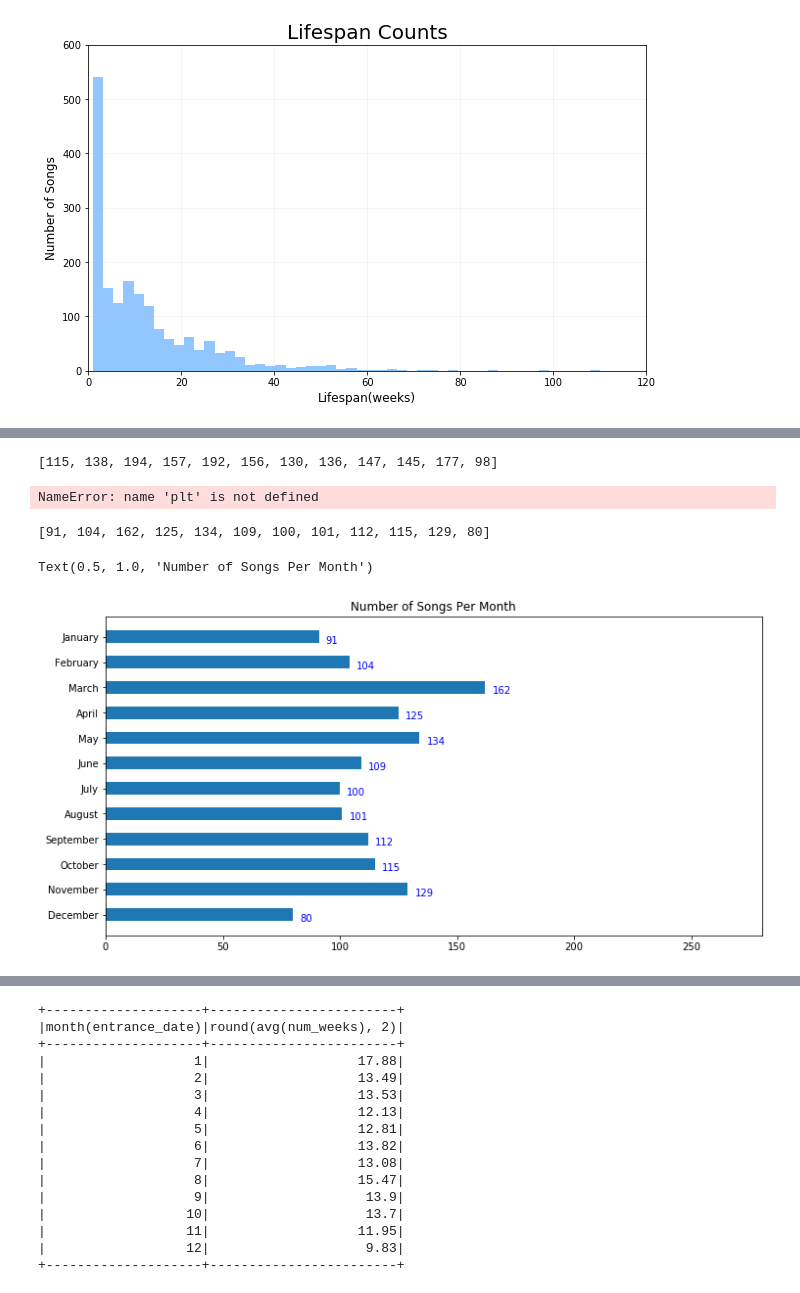
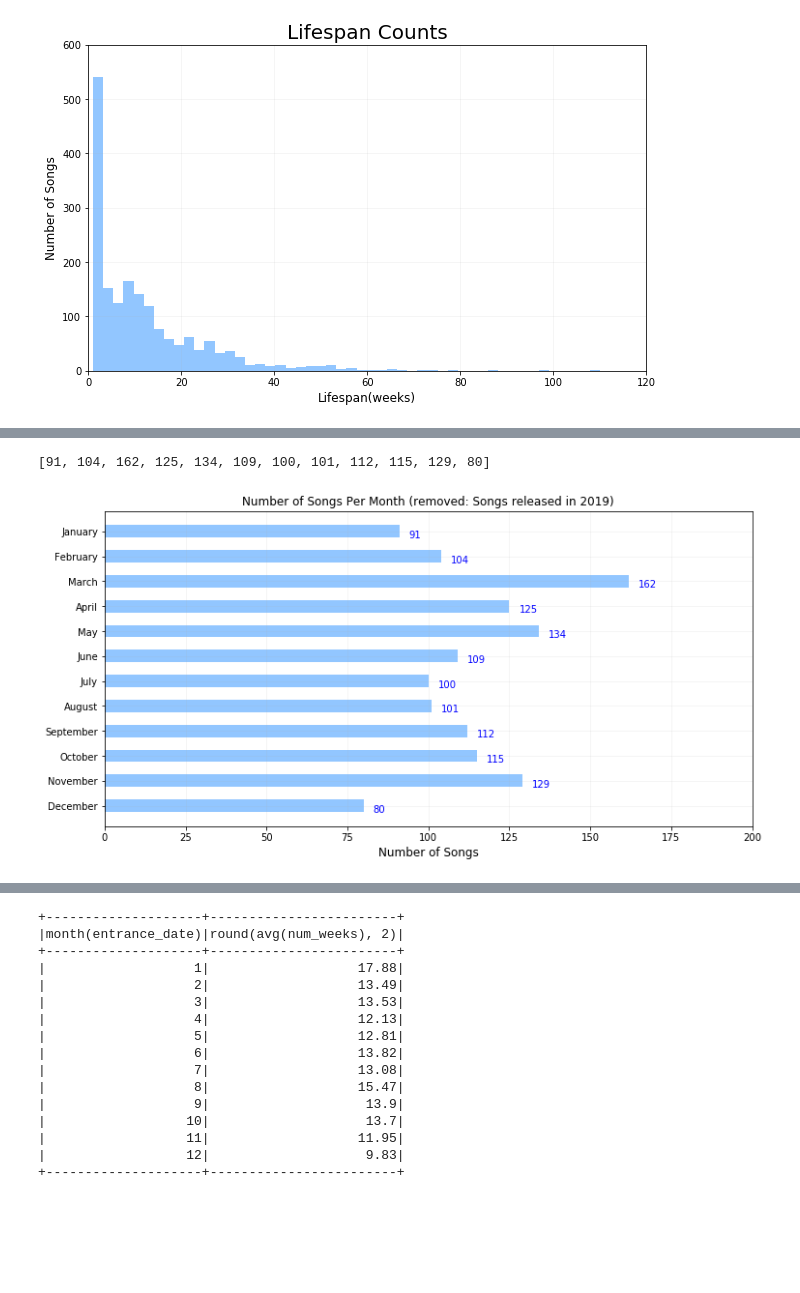
Before and after one commit to virsagothethird/UK-Top-100-Songs, a Jupyter notebook: uk100-Copy2.ipynb, the cells around one changed output, grey strips where cells are left out. Drawn from its saved outputs; the diff is of its cells as text; code cells hidden in the pictures; blank space fills up the shorter version.

```diff
--- a/uk100-Copy2.ipynb
+++ b/uk100-Copy2.ipynb
@@ -851,10 +820,2 @@ num_per_month_test
-# %%
-num_songs_per_month = []
-for idx, v in enumerate(num_per_month_test):
-    num_songs_per_month.append(v[1])
-# %%
-num_songs_per_month
-# %% [output]
-[115, 138, 194, 157, 192, 156, 130, 136, 147, 145, 177, 98]
 # %%
 months = ['January', 'February', 'March', 'April', 'May', 'June', 'July', 'August', 'September', 'October', 'November', 'December']
@@ -861,11 +832,18 @@ months = ['January', 'February', 'March', 'April', 'May', 'June', 'July', 'Augus
+# %%
+num_per_month
+# %% [output]
+[91, 104, 162, 125, 134, 109, 100, 101, 112, 115, 129, 80]
 # %%
 fig, ax = plt.subplots(figsize=(12,6))
 
-ax.barh(months, num_songs_per_month, height=0.5)
+ax.barh(months, num_per_month, height=0.5)
 ax.invert_yaxis()
-for i, v in enumerate(num_songs_per_month):
+for i, v in enumerate(num_per_month):
     ax.text(v + 3, i + .25, str(v), color='blue')
-ax.set_xlim(0,220)
-ax.set_title('Number of Songs Per Month')
+ax.set_xlim(0,200)
+ax.set_title('Number of Songs Per Month (removed: Songs released in 2019)')
+ax.set_xlabel("Number of Songs", fontsize=12)
+ax.grid(alpha=0.15)
+plt.savefig("img/num_songs_month.png")
 # %% [output]
-NameError: name 'plt' is not defined
+[figure, added]
@@ -882,16 +849,0 @@ num_per_month_test = num_per_month_test.rdd.map(lambda row: row.num_songs).colle
-# %%
-num_per_month_test
-# %% [output]
-[91, 104, 162, 125, 134, 109, 100, 101, 112, 115, 129, 80]
-# %%
-fig, ax = plt.subplots(figsize=(12,6))
-
-ax.barh(months, num_per_month_test, height=0.5)
-ax.invert_yaxis()
-for i, v in enumerate(num_per_month_test):
-    ax.text(v + 3, i + .25, str(v), color='blue')
-ax.set_xlim(0,280)
-ax.set_title('Number of Songs Per Month')
-# %% [output]
-Text(0.5, 1.0, 'Number of Songs Per Month')
-[figure, removed]
```
Also changed, not shown: parts of 43 cells of this notebook, 5 other files.
